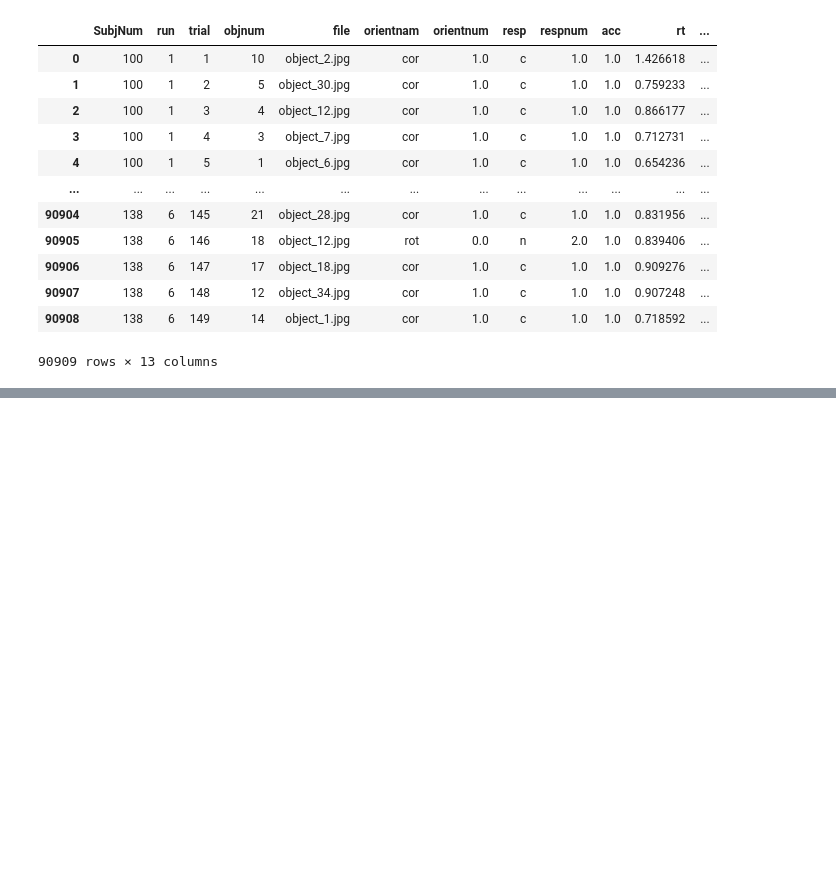
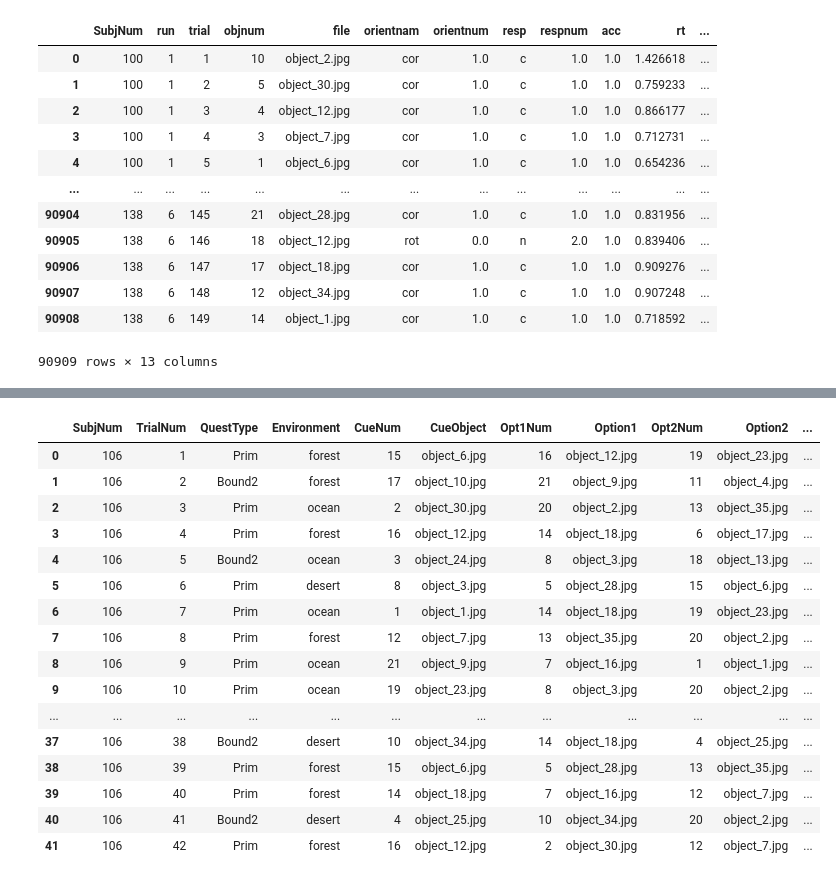
Before and after one commit to prestonlab/tesser_successor, a Jupyter notebook: rodrigo_test.ipynb, the cells around one changed output, grey strips where cells are left out. Drawn from its saved outputs; the diff is of its cells as text; code cells hidden in the pictures; blank space fills up the shorter version.

```diff
--- a/rodrigo_test.ipynb
+++ b/rodrigo_test.ipynb
@@ -71,0 +116,4 @@ ValueError: If using all scalar values, you must pass an index
+# %%
+# need to extract subj 107 manually
+s_df = util.load_struct_df_all(data_dir, 107)
+s_df
@@ -71,0 +151,21 @@ ValueError: If using all scalar values, you must pass an index
+# %%
+induc_107 = util.load_induct_df_all(data_dir, 107)
+induc_107
+# %% [output]
+|  | SubjNum | TrialNum | QuestType | Environment | CueNum | CueObject | Opt1Num | Option1 | Opt2Num | Option2 | ... |
+| 0 | 106 | 1 | Prim | forest | 15 | object_6.jpg | 16 | object_12.jpg | 19 | object_23.jpg | ... |
+| 1 | 106 | 2 | Bound2 | forest | 17 | object_10.jpg | 21 | object_9.jpg | 11 | object_4.jpg | ... |
+| 2 | 106 | 3 | Prim | ocean | 2 | object_30.jpg | 20 | object_2.jpg | 13 | object_35.jpg | ... |
+| 3 | 106 | 4 | Prim | forest | 16 | object_12.jpg | 14 | object_18.jpg | 6 | object_17.jpg | ... |
+| 4 | 106 | 5 | Bound2 | ocean | 3 | object_24.jpg | 8 | object_3.jpg | 18 | object_13.jpg | ... |
+| 5 | 106 | 6 | Prim | desert | 8 | object_3.jpg | 5 | object_28.jpg | 15 | object_6.jpg | ... |
+| 6 | 106 | 7 | Prim | ocean | 1 | object_1.jpg | 14 | object_18.jpg | 19 | object_23.jpg | ... |
+| 7 | 106 | 8 | Prim | forest | 12 | object_7.jpg | 13 | object_35.jpg | 20 | object_2.jpg | ... |
+| 8 | 106 | 9 | Prim | ocean | 21 | object_9.jpg | 7 | object_16.jpg | 1 | object_1.jpg | ... |
+| 9 | 106 | 10 | Prim | ocean | 19 | object_23.jpg | 8 | object_3.jpg | 20 | object_2.jpg | ... |
+| ... | ... | ... | ... | ... | ... | ... | ... | ... | ... | ... | ... |
+| 37 | 106 | 38 | Bound2 | desert | 10 | object_34.jpg | 14 | object_18.jpg | 4 | object_25.jpg | ... |
+| 38 | 106 | 39 | Prim | forest | 15 | object_6.jpg | 5 | object_28.jpg | 13 | object_35.jpg | ... |
+| 39 | 106 | 40 | Prim | forest | 14 | object_18.jpg | 7 | object_16.jpg | 12 | object_7.jpg | ... |
+| 40 | 106 | 41 | Bound2 | desert | 4 | object_25.jpg | 10 | object_34.jpg | 20 | object_2.jpg | ... |
+| 41 | 106 | 42 | Prim | forest | 16 | object_12.jpg | 2 | object_30.jpg | 12 | object_7.jpg | ... |
```
Also changed, not shown: parts of 27 cells of this notebook, 5 other files.
